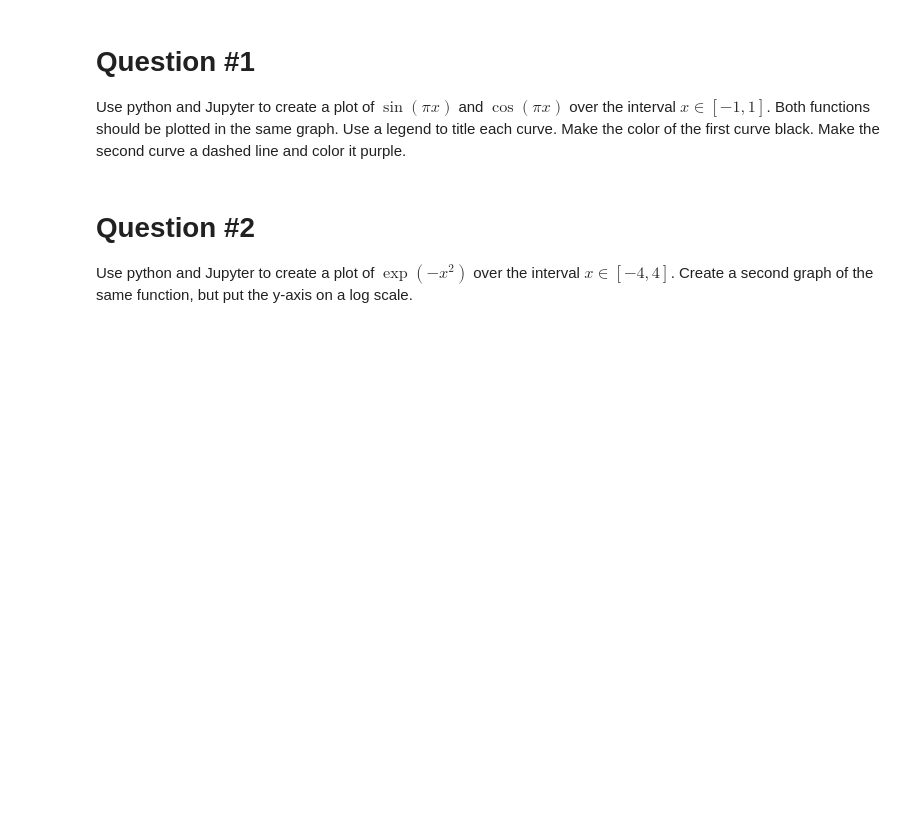
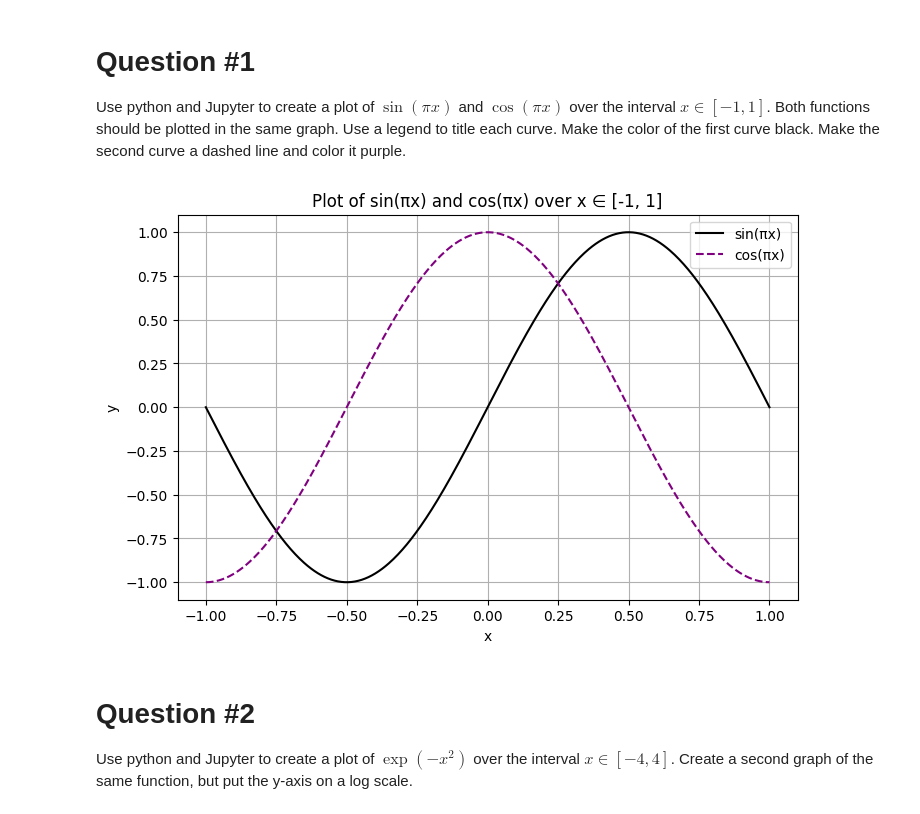
Before and after one commit to Xindi8/xindi.github.io, a Jupyter notebook: Homework 1 Problems.ipynb, the cells around one changed output. Cells and saved outputs as stored; diff of their text form; code cells hidden in the pictures; blank space fills up the shorter version.

```diff
--- a/Homework 1 Problems.ipynb
+++ b/Homework 1 Problems.ipynb
@@ -9,6 +9,31 @@ Populating the interactive namespace from numpy and matplotlib
 # %% [markdown]
 # Question #1
 Use python and Jupyter to create a plot of $\sin(\pi x)$ and $\cos(\pi x)$ over the interval $x\in [-1, 1]$. Both functions should be plotted in the same graph. Use a legend to title each curve. Make the color of the first curve black. Make the second curve a dashed line and color it purple.
+# %%
+import numpy as np
+import matplotlib.pyplot as plt
+
+# Define the interval
+x = np.linspace(-1, 1, 500)
+
+# Define the functions
+y1 = np.sin(np.pi * x)
+y2 = np.cos(np.pi * x)
+
+# Plot
+plt.figure(figsize=(8, 5))
+plt.plot(x, y1, color='black', label='sin(πx)')
+plt.plot(x, y2, linestyle='--', color='purple', label='cos(πx)')
+
+# Add legend, labels, and grid
+plt.legend()
+plt.xlabel("x")
+plt.ylabel("y")
+plt.title("Plot of sin(πx) and cos(πx) over x ∈ [-1, 1]")
+plt.grid(True)
+plt.show()
+# %% [output]
+[figure, added]
 # %% [markdown]
 # Question #2
 Use python and Jupyter to create a plot of $\exp(-x^2)$ over the interval $x\in [-4, 4]$. Create a second graph of the same function, but put the y-axis on a log scale.
```
